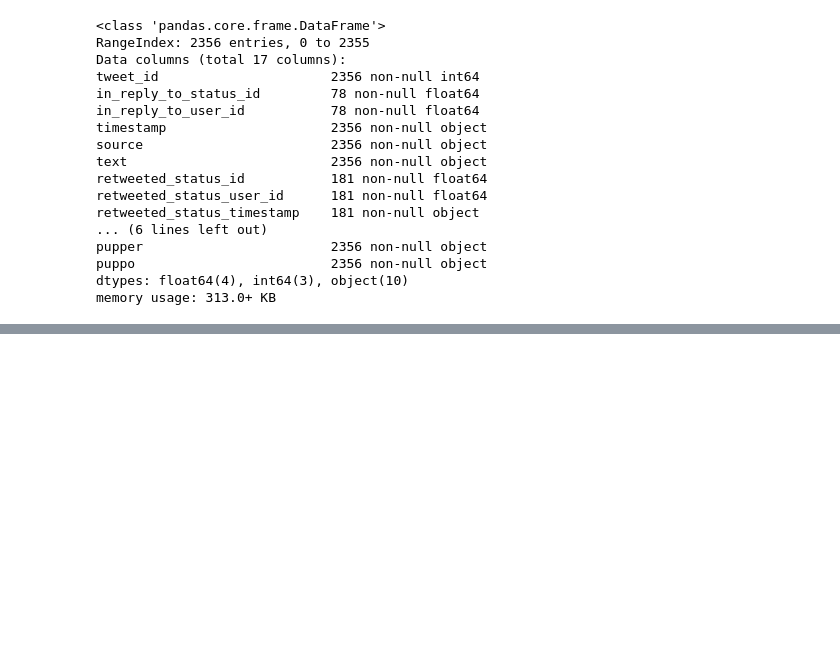
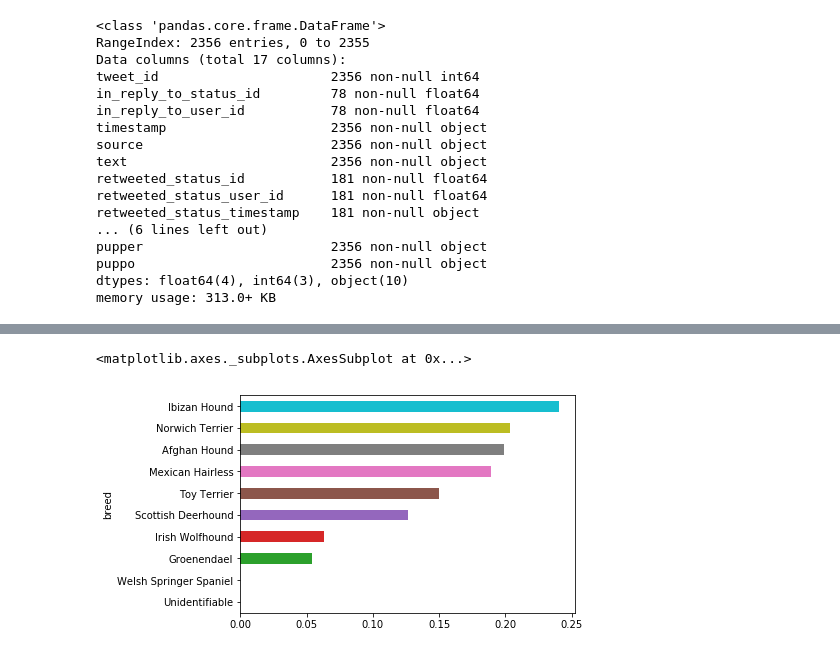
Before and after one commit to aks-mahale/Wrangle-Analyze-Twitter-Data, a Jupyter notebook: wrangle_act.ipynb, the cells around one changed output, grey strips where cells are left out. Saved outputs shown, nothing was run; the diff lists cells and outputs as text; code cells hidden in the pictures; blank space fills up the shorter version.

```diff
--- a/wrangle_act.ipynb
+++ b/wrangle_act.ipynb
@@ -136,0 +724,4 @@ image_prediction_df
+# %%
+df_tweet.loc[df_tweet.rating_numerator==75, 'rating_numerator']=9
+df_tweet.loc[df_tweet.rating_numerator==27, 'rating_numerator']=11
+df_tweet = df_tweet[df_tweet.rating_numerator != 420]
@@ -136,0 +1083,5 @@ image_prediction_df
+# %%
+df_tweet.groupby('breed').mean()['conf'].nsmallest(10).plot(kind='barh')
+# %% [output]
+<matplotlib.axes._subplots.AxesSubplot at 0x...>
+[figure, added]
```
Also changed, not shown: parts of 160 cells of this notebook, 1 other file.
